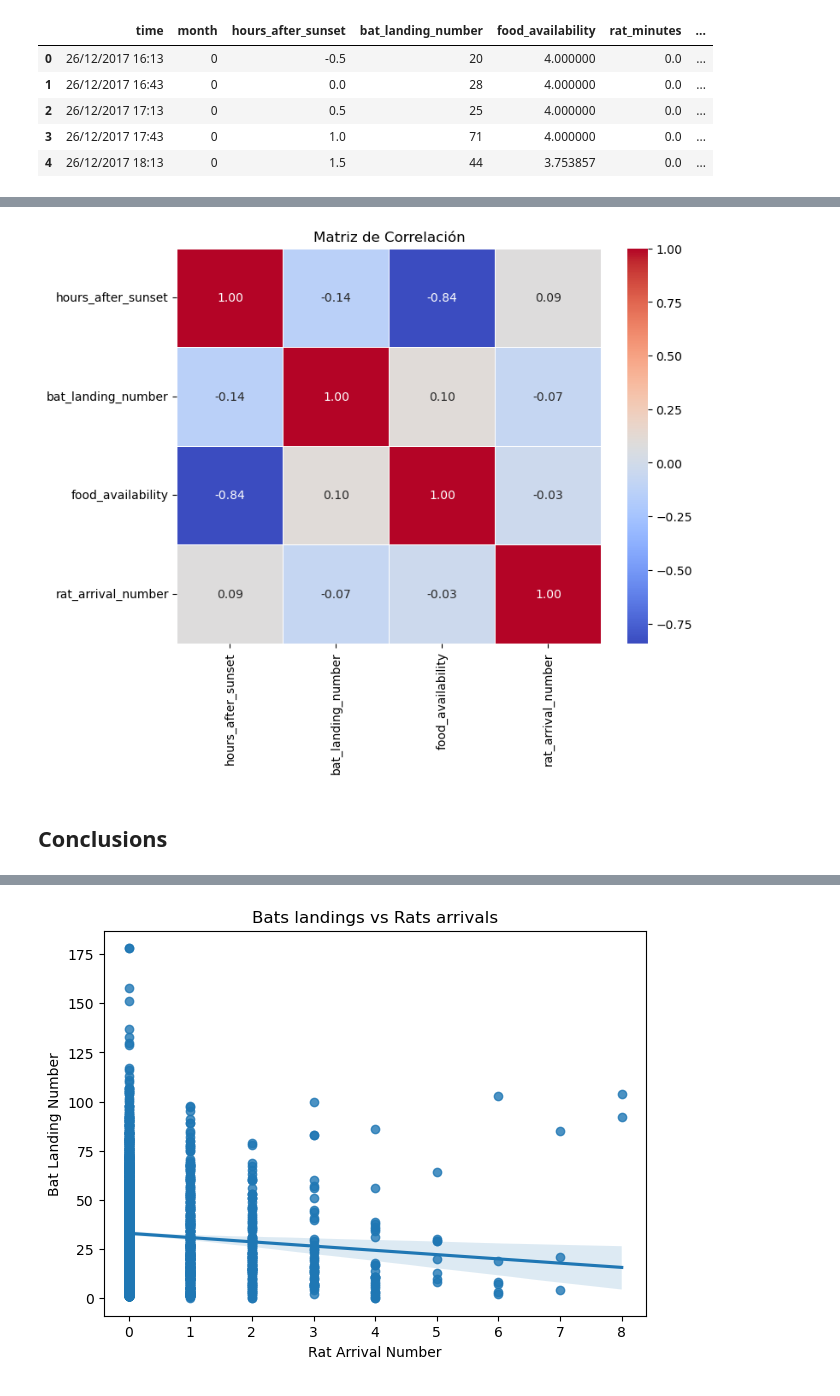
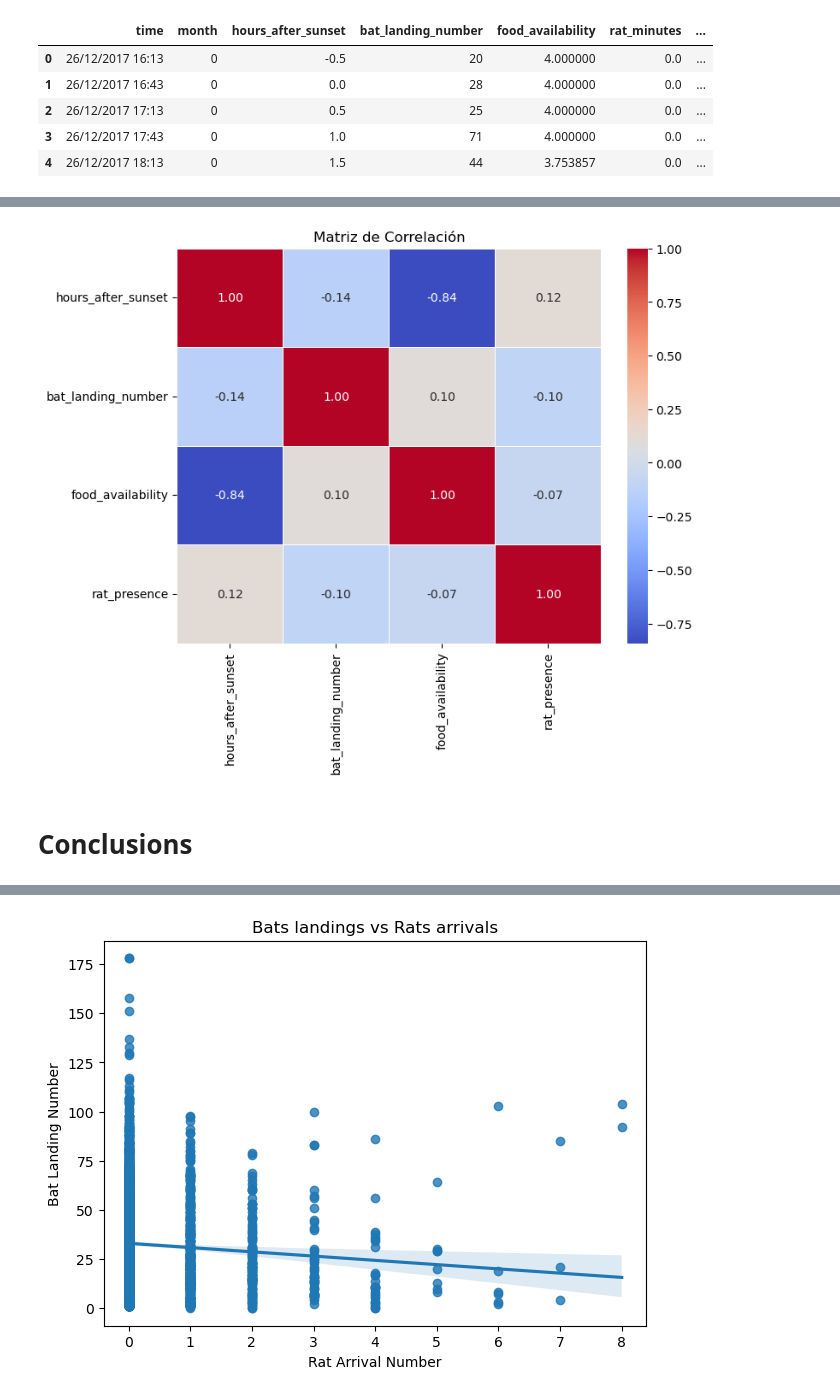
Before and after one commit to dicanalesh/Data_Science_Assigment2, a Jupyter notebook: 1. DATA SCIENCE ASSESMENT2.ipynb, the cells around one changed output, grey strips where cells are left out. Saved outputs shown, nothing was run; the diff lists cells and outputs as text; code cells hidden in the pictures.

```diff
--- a/1. DATA SCIENCE ASSESMENT2.ipynb
+++ b/1. DATA SCIENCE ASSESMENT2.ipynb
@@ -301,15 +327,14 @@ df2.head()
 # %%
-cols = ['hours_after_sunset', 'bat_landing_number', 'food_availability', 'rat_arrival_number']
+df2['rat_presence'] = (df2['rat_arrival_number'] > 0).astype(int)
+cols = ['hours_after_sunset', 'bat_landing_number', 'food_availability', 'rat_presence']
 
 corr = df2[cols].corr()
-#print(corr)
+plt.figure(figsize=(8, 6))
+sns.heatmap(corr, annot=True, cmap='coolwarm', fmt=".2f", linewidths=0.5)
+plt.title('Matriz de Correlación')
+plt.show()
+# %% [output]
+[figure, added]
-# %%
-plt.figure(figsize=(8, 6))
-sns.heatmap(corr, annot=True, cmap='coolwarm', fmt=".2f", linewidths=0.5)
-plt.title('Matriz de Correlación')
-plt.show()
-# %% [output]
-[figure, removed]
 # %% [markdown]
-## Conclusions
+# Conclusions
 # %% [markdown]
```
Also changed, not shown: parts of 25 cells of this notebook, 2 other files.
